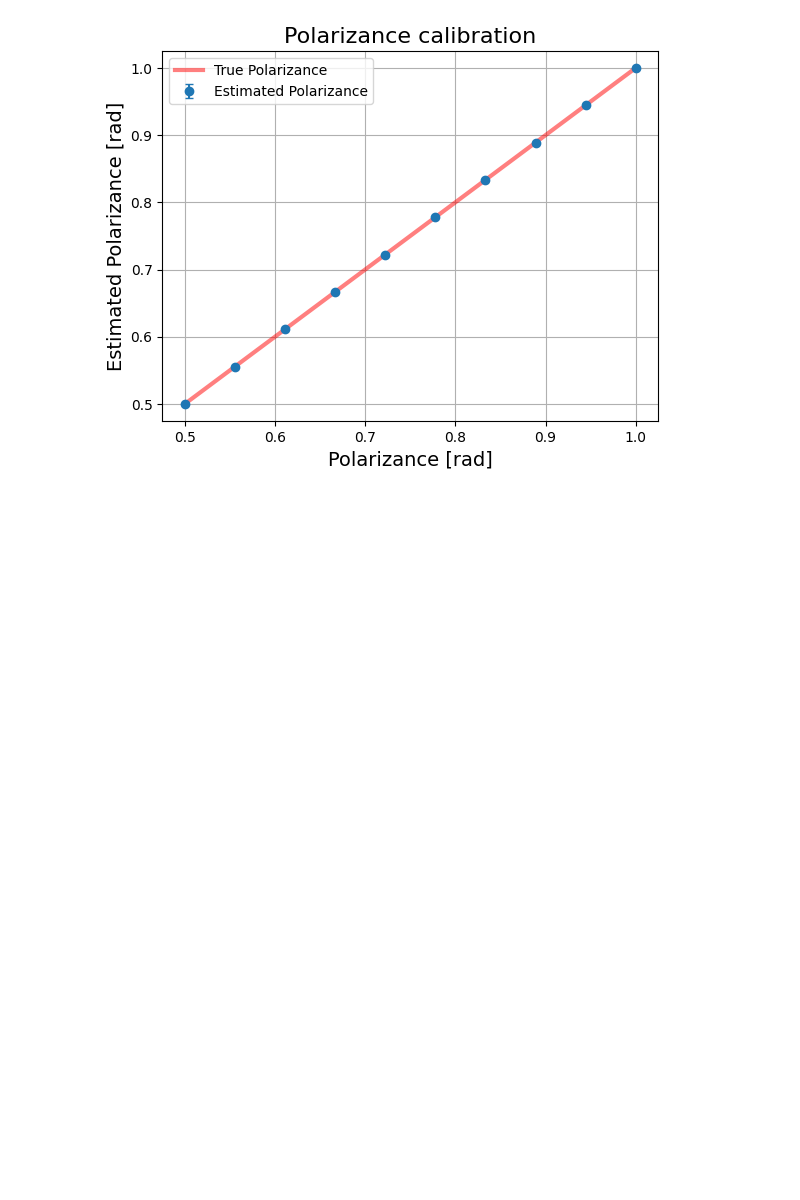
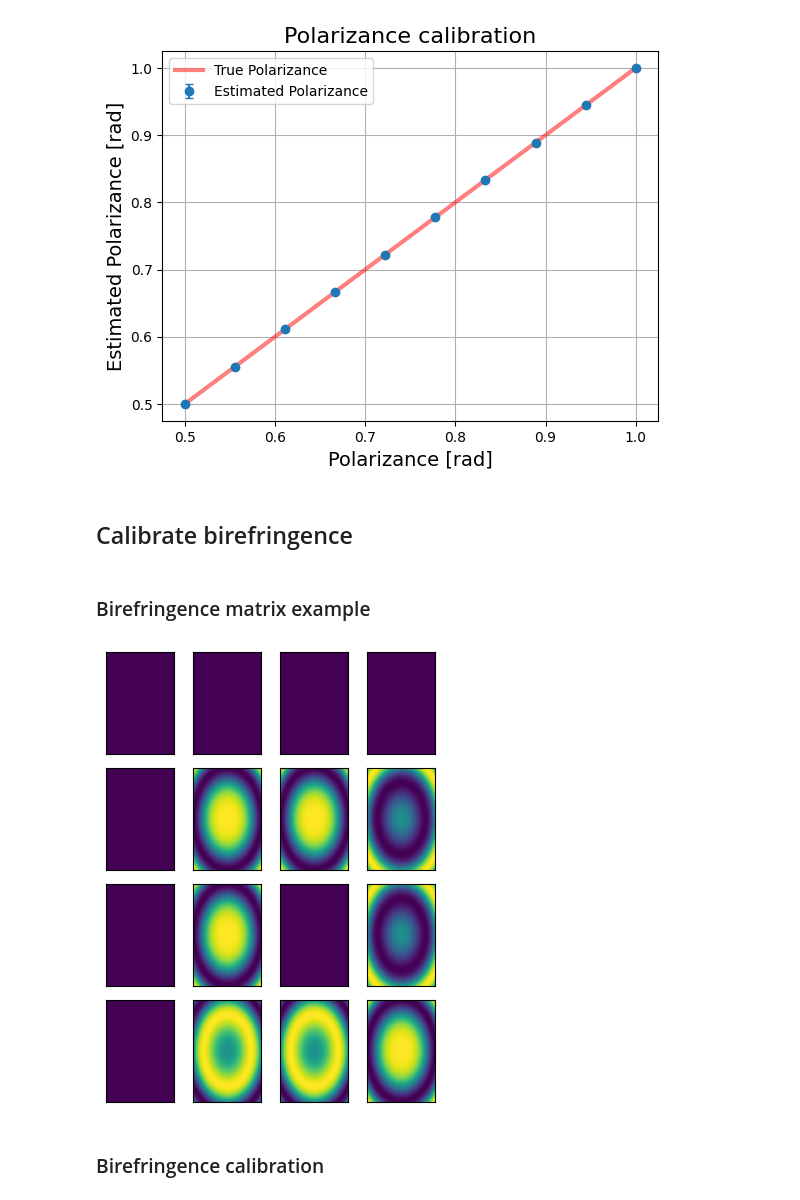
Before and after one commit to oravitan/zodiacal-polarized, a Jupyter notebook: notebooks/camera_calibration_example.ipynb, the cells around one changed output. Drawn from its saved outputs; the diff is of its cells as text; code cells hidden in the pictures; blank space fills up the shorter version.

```diff
--- a/notebooks/camera_calibration_example.ipynb
+++ b/notebooks/camera_calibration_example.ipynb
@@ -123,3 +124,24 @@ plt.legend()
 plt.show()
 # %% [output]
 [figure]
+# %% [markdown]
+## Calibrate birefringence
+# %% [markdown]
+### Birefringence matrix example
+# %%
+biref_amount = zodipol.imager._get_birefringence_mat(2*np.pi, 'center', flat=True, std=3)
+biref_angle = zodipol.imager._get_birefringence_mat(np.pi/4, 'constant', flat=True)
+biref_mueller = zodipol.imager.get_birefringence_mueller_matrix(biref_amount, biref_angle)
+# %%
+fig, ax = plt.subplots(4,4)
+for i in range(4):
+    for j in range(4):
+        ax[i,j].imshow(biref_mueller[:, i, j].reshape(parser["resolution"]))
+        ax[i,j].get_xaxis().set_visible(False)
+        ax[i,j].get_yaxis().set_visible(False)
+plt.tight_layout(w_pad=-15.0, h_pad=1.0)
+plt.show()
+# %% [output]
+[figure, added]
+# %% [markdown]
+### Birefringence calibration
```
Also changed, not shown: parts of 8 cells of this notebook, 7 other files.
